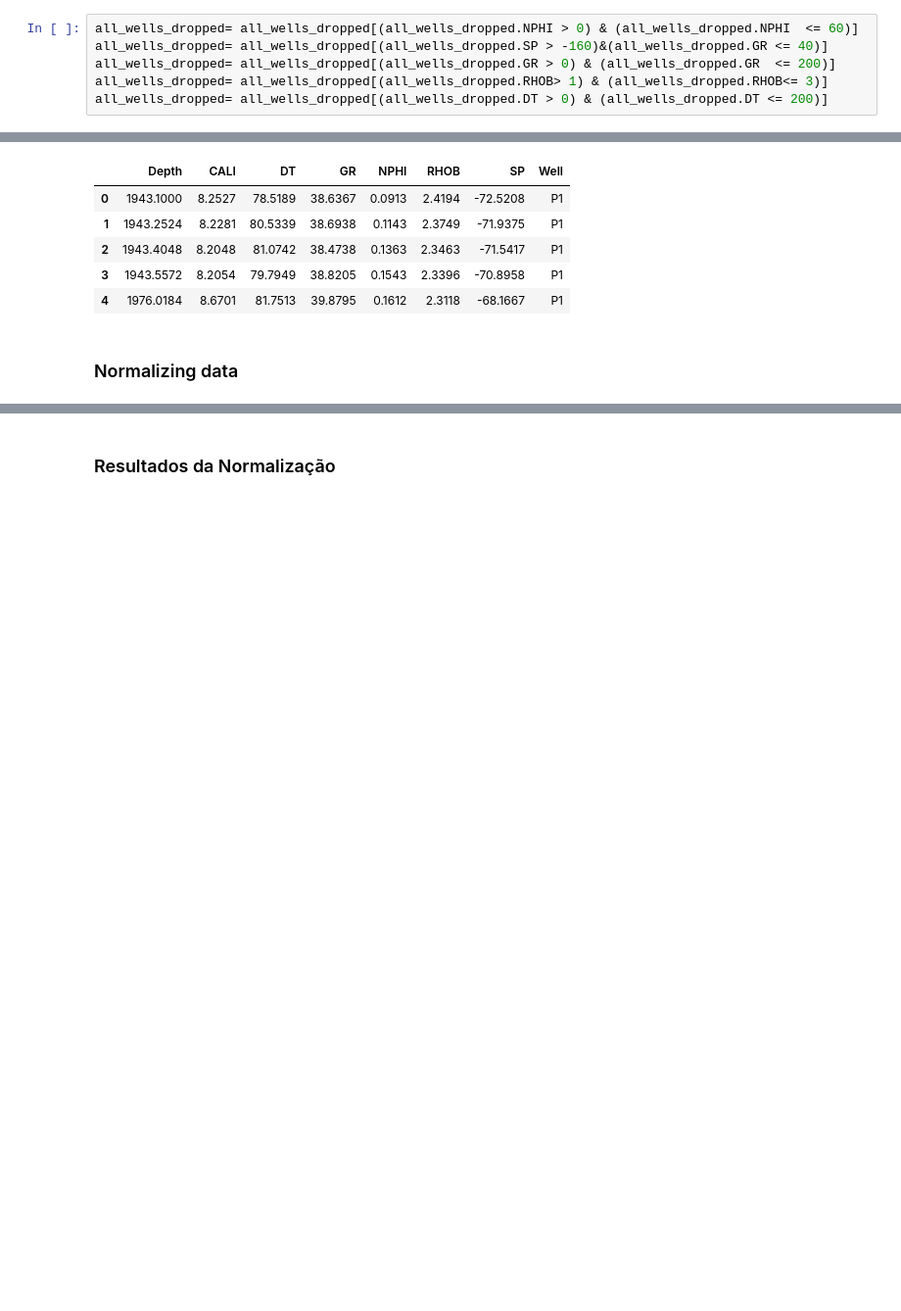
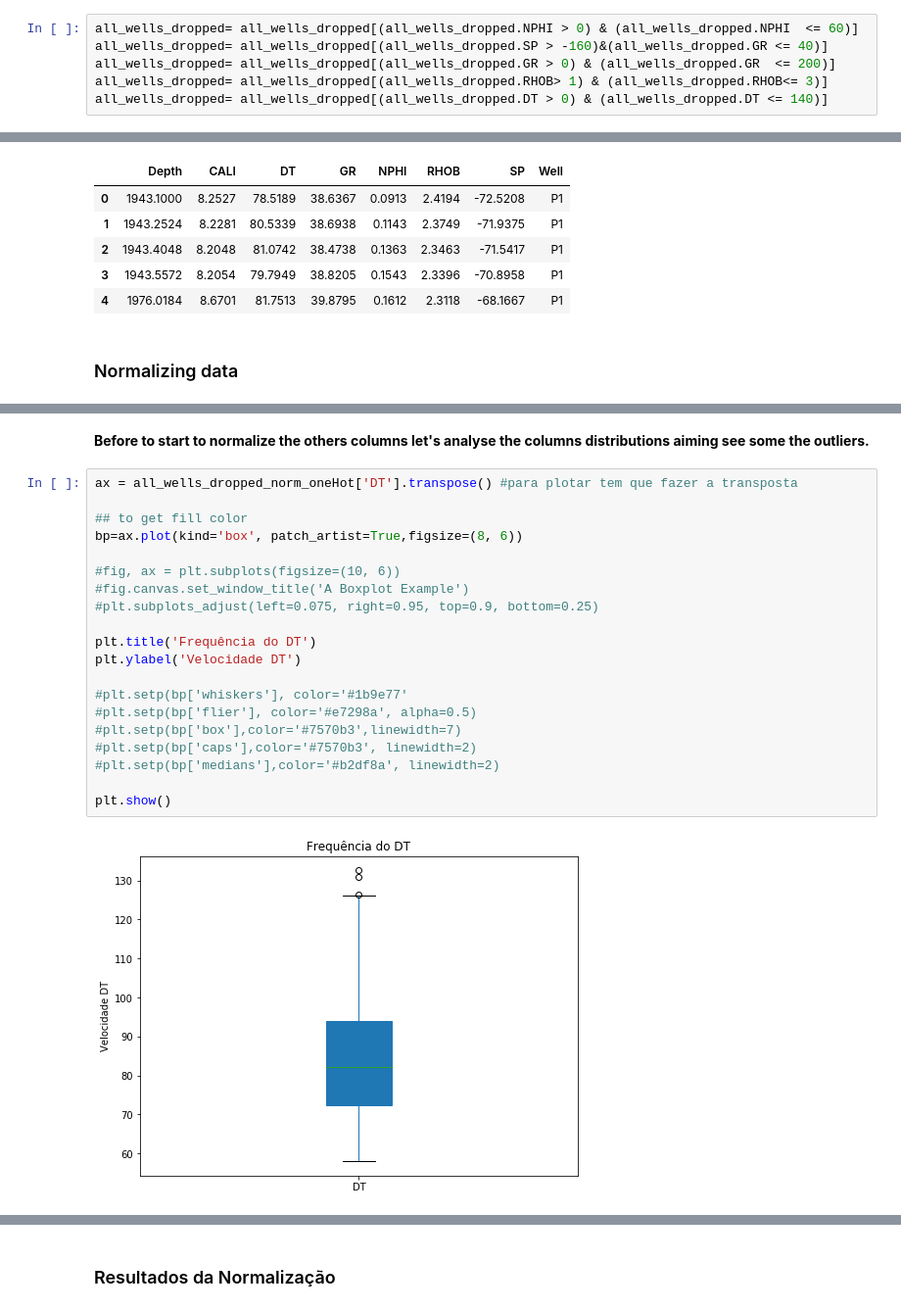
Before and after one commit to EloisaLira/Advanced_Data_Science_IBM_Specialization, a Jupyter notebook: Projeto_Otway_Basin_DNN_ML.ipynb, the cells around one changed output, grey strips where cells are left out. Shown at 98% size. Drawn from its saved outputs; the diff is of its cells as text; blank space fills up the shorter version.

```diff
--- a/Projeto_Otway_Basin_DNN_ML.ipynb
+++ b/Projeto_Otway_Basin_DNN_ML.ipynb
@@ -447,7 +480,7 @@ all_wells_dropped= all_wells_dropped[(all_wells_dropped.NPHI > 0) & (all_wells_d
 all_wells_dropped= all_wells_dropped[(all_wells_dropped.SP > -160)&(all_wells_dropped.GR <= 40)]
 all_wells_dropped= all_wells_dropped[(all_wells_dropped.GR > 0) & (all_wells_dropped.GR  <= 200)]
 all_wells_dropped= all_wells_dropped[(all_wells_dropped.RHOB> 1) & (all_wells_dropped.RHOB<= 3)]
-all_wells_dropped= all_wells_dropped[(all_wells_dropped.DT > 0) & (all_wells_dropped.DT <= 200)]
+all_wells_dropped= all_wells_dropped[(all_wells_dropped.DT > 0) & (all_wells_dropped.DT <= 140)]
 # %% [markdown]
 ### Reindex the depth
 # %% [markdown]
@@ -514,0 +590,24 @@ all_wells_dropped_normalizado.head()
+# %% [markdown]
+**Before to start to normalize the others columns let's analyse the columns distributions aiming see some the outliers.**
+# %%
+ax = all_wells_dropped_norm_oneHot['DT'].transpose() #para plotar tem que fazer a transposta
+
+## to get fill color
+bp=ax.plot(kind='box', patch_artist=True,figsize=(8, 6))
+
+#fig, ax = plt.subplots(figsize=(10, 6))
+#fig.canvas.set_window_title('A Boxplot Example')
+#plt.subplots_adjust(left=0.075, right=0.95, top=0.9, bottom=0.25)
+
+plt.title('Frequência do DT')
+plt.ylabel('Velocidade DT')
+
+#plt.setp(bp['whiskers'], color='#1b9e77'
+#plt.setp(bp['flier'], color='#e7298a', alpha=0.5)
+#plt.setp(bp['box'],color='#7570b3',linewidth=7)
+#plt.setp(bp['caps'],color='#7570b3', linewidth=2)
+#plt.setp(bp['medians'],color='#b2df8a', linewidth=2)
+
+plt.show()
+# %% [output]
+[figure, added]
```
Also changed, not shown: parts of 145 cells of this notebook.
